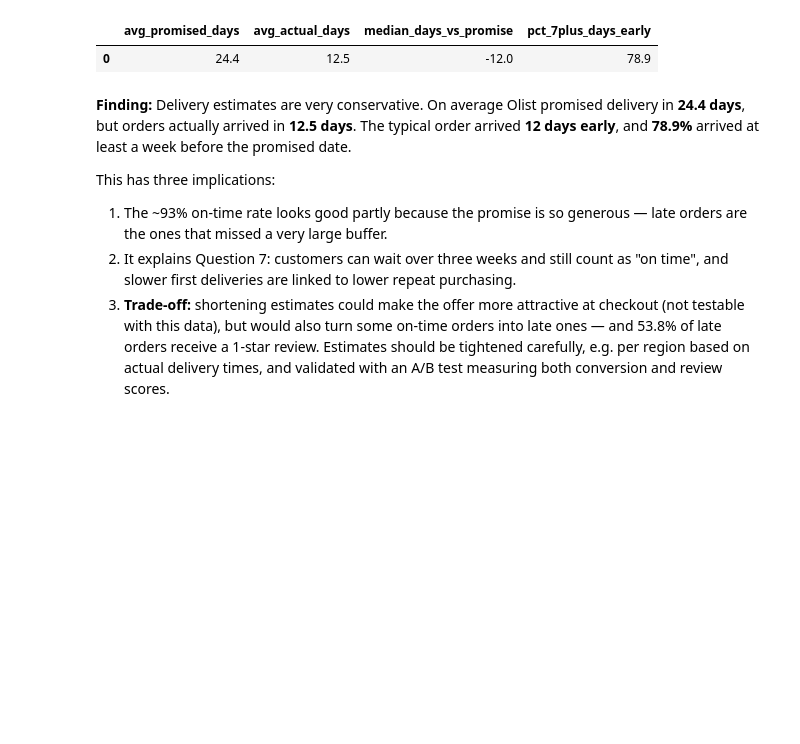
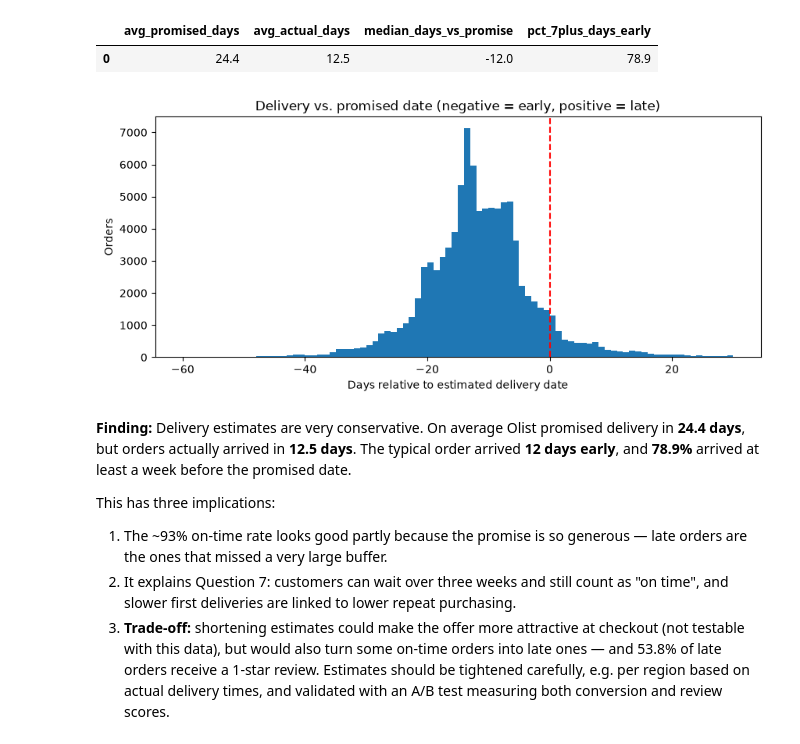
Before and after one commit to iqranishath/fulfillment-analytics-pipeline, a Jupyter notebook: analysis/findings.ipynb, the cells around one changed output. Cells and saved outputs as stored; diff of their text form; code cells hidden in the pictures; blank space fills up the shorter version.

Commit message:
Add project README and final charts

```diff
--- a/analysis/findings.ipynb
+++ b/analysis/findings.ipynb
@@ -456,6 +456,21 @@ FROM analytics.fct_order_delivery
 # %% [output]
 |  | avg_promised_days | avg_actual_days | median_days_vs_promise | pct_7plus_days_early |
 | 0 | 24.4 | 12.5 | -12.0 | 78.9 |
+# %%
+   dist = q("""
+   SELECT days_late
+   FROM analytics.fct_order_delivery
+   WHERE days_late BETWEEN -60 AND 30
+   """)
+
+   ax = dist["days_late"].plot(kind="hist", bins=90, figsize=(10, 4))
+   ax.axvline(0, color="red", linestyle="--")
+   ax.set_title("Delivery vs. promised date (negative = early, positive = late)")
+   ax.set_xlabel("Days relative to estimated delivery date")
+   ax.set_ylabel("Orders")
+   ax.figure.savefig(PROJECT_ROOT / "docs" / "delivery_vs_promise.png", dpi=150, bbox_inches="tight")
+# %% [output]
+[figure, added]
 # %% [markdown]
 **Finding:** Delivery estimates are very conservative. On average Olist promised
 delivery in **24.4 days**, but orders actually arrived in **12.5 days**. The
```
Also changed, not shown: parts of 6 cells of this notebook, 9 other files.
